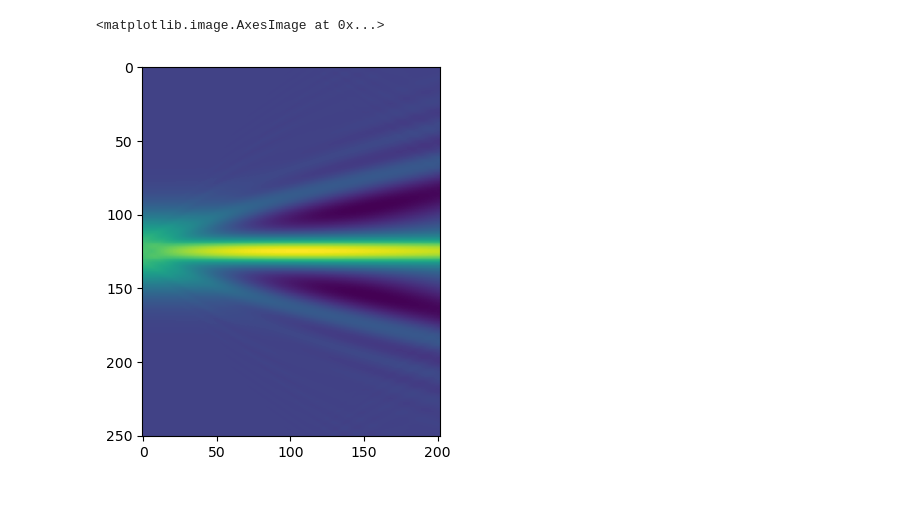
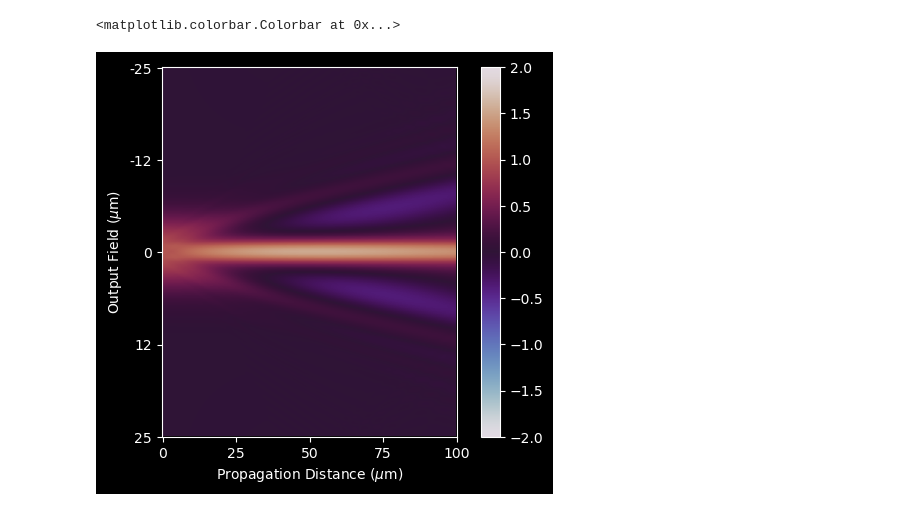
Before and after one commit to jianyangwu1996/CPho, a Jupyter notebook: homework2/Homework_2_report_group6.ipynb, the cells around one changed output. Cells and saved outputs as stored; diff of their text form; code cells hidden in the pictures.

```diff
--- a/homework2/Homework_2_report_group6.ipynb
+++ b/homework2/Homework_2_report_group6.ipynb
@@ -31,7 +43,14 @@ plt.plot(x, n)
 # %%
-v_out, z = beamprop_CN(v_in, wl, dx, n, nd, z_end, dz, output_step=1)
+v_out, z = beamprop_CN(v_in, wl, dx, n, nd, z_end, dz)
-# %%
-plt.imshow(v_out.real)
-# %% [output]
-<matplotlib.image.AxesImage at 0x...>
-[figure, removed]
+# %%
+norm = color.Normalize(-2., 2.)
+bar = cm.ScalarMappable(norm=norm, cmap="twilight")
+plt.imshow(v_out.real, cmap="twilight", vmin=-2., vmax=2.)
+plt.xlabel(r"Propagation Distance ($\mu$m)")
+plt.ylabel("Output Field ($\mu$m)")
+plt.yticks(np.linspace(0,Nx,5), np.linspace(-25, 25, 5).astype("int"))
+plt.xticks(np.linspace(0,len(z),5), np.linspace(0, 100, 5).astype("int"))
+plt.colorbar(bar)
+# %% [output]
+<matplotlib.colorbar.Colorbar at 0x...>
+[figure, added]
```
Also changed, not shown: parts of 10 cells of this notebook, 1 other file.
